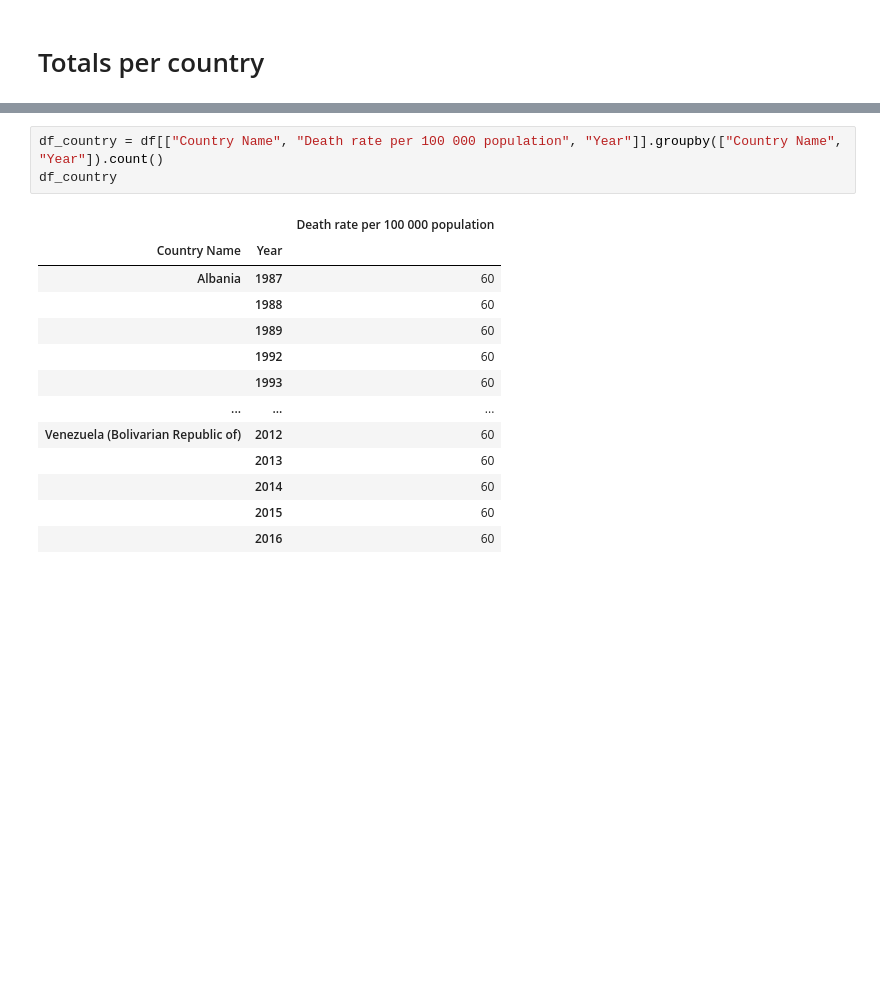
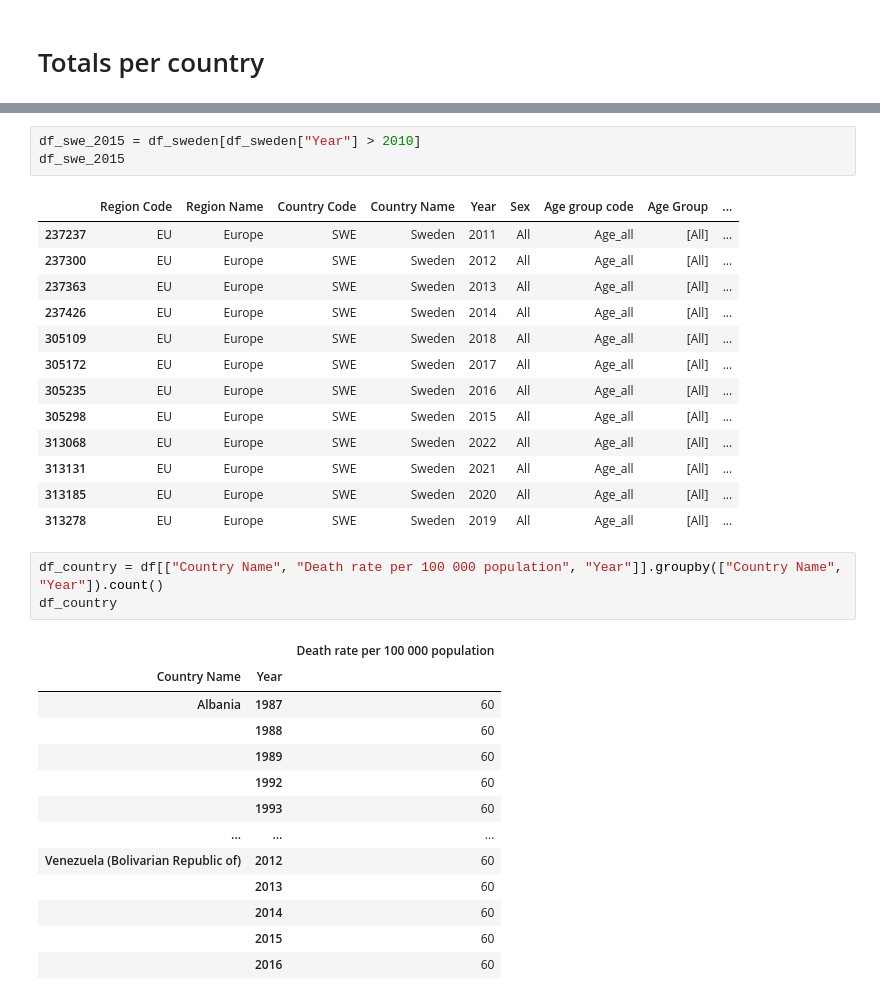
Before and after one commit to mauricio-aljure-rey/data-analysis, a Jupyter notebook: deaths_all/death_annalysis.ipynb, the cells around one changed output, grey strips where cells are left out. Saved outputs shown, nothing was run; the diff lists cells and outputs as text; blank space fills up the shorter version.

```diff
--- a/deaths_all/death_annalysis.ipynb
+++ b/deaths_all/death_annalysis.ipynb
@@ -130,3 +228,20 @@ This section analyzes the data as grouped by country.
+# %%
+df_swe_2015 = df_sweden[df_sweden["Year"] > 2010]
+df_swe_2015
+# %% [output]
+|  | Region Code | Region Name | Country Code | Country Name | Year | Sex | Age group code | Age Group | ... |
+| 237237 | EU | Europe | SWE | Sweden | 2011 | All | Age_all | [All] | ... |
+| 237300 | EU | Europe | SWE | Sweden | 2012 | All | Age_all | [All] | ... |
+| 237363 | EU | Europe | SWE | Sweden | 2013 | All | Age_all | [All] | ... |
+| 237426 | EU | Europe | SWE | Sweden | 2014 | All | Age_all | [All] | ... |
+| 305109 | EU | Europe | SWE | Sweden | 2018 | All | Age_all | [All] | ... |
+| 305172 | EU | Europe | SWE | Sweden | 2017 | All | Age_all | [All] | ... |
+| 305235 | EU | Europe | SWE | Sweden | 2016 | All | Age_all | [All] | ... |
+| 305298 | EU | Europe | SWE | Sweden | 2015 | All | Age_all | [All] | ... |
+| 313068 | EU | Europe | SWE | Sweden | 2022 | All | Age_all | [All] | ... |
+| 313131 | EU | Europe | SWE | Sweden | 2021 | All | Age_all | [All] | ... |
+| 313185 | EU | Europe | SWE | Sweden | 2020 | All | Age_all | [All] | ... |
+| 313278 | EU | Europe | SWE | Sweden | 2019 | All | Age_all | [All] | ... |
 # %%
 df_country = df[["Country Name", "Death rate per 100 000 population", "Year"]].groupby(["Country Name", "Year"]).count()
 df_country
```
Also changed, not shown: parts of 14 cells of this notebook.
